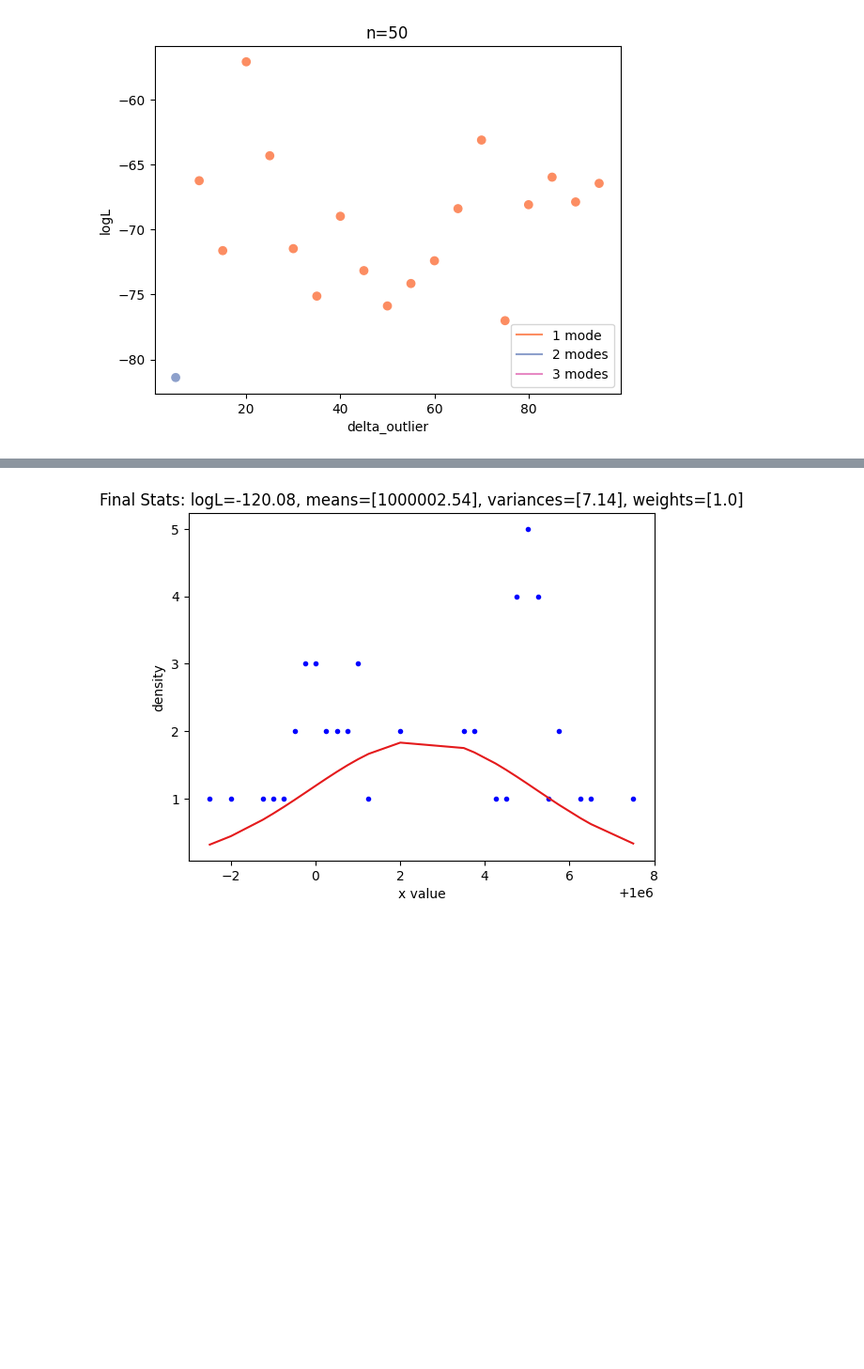
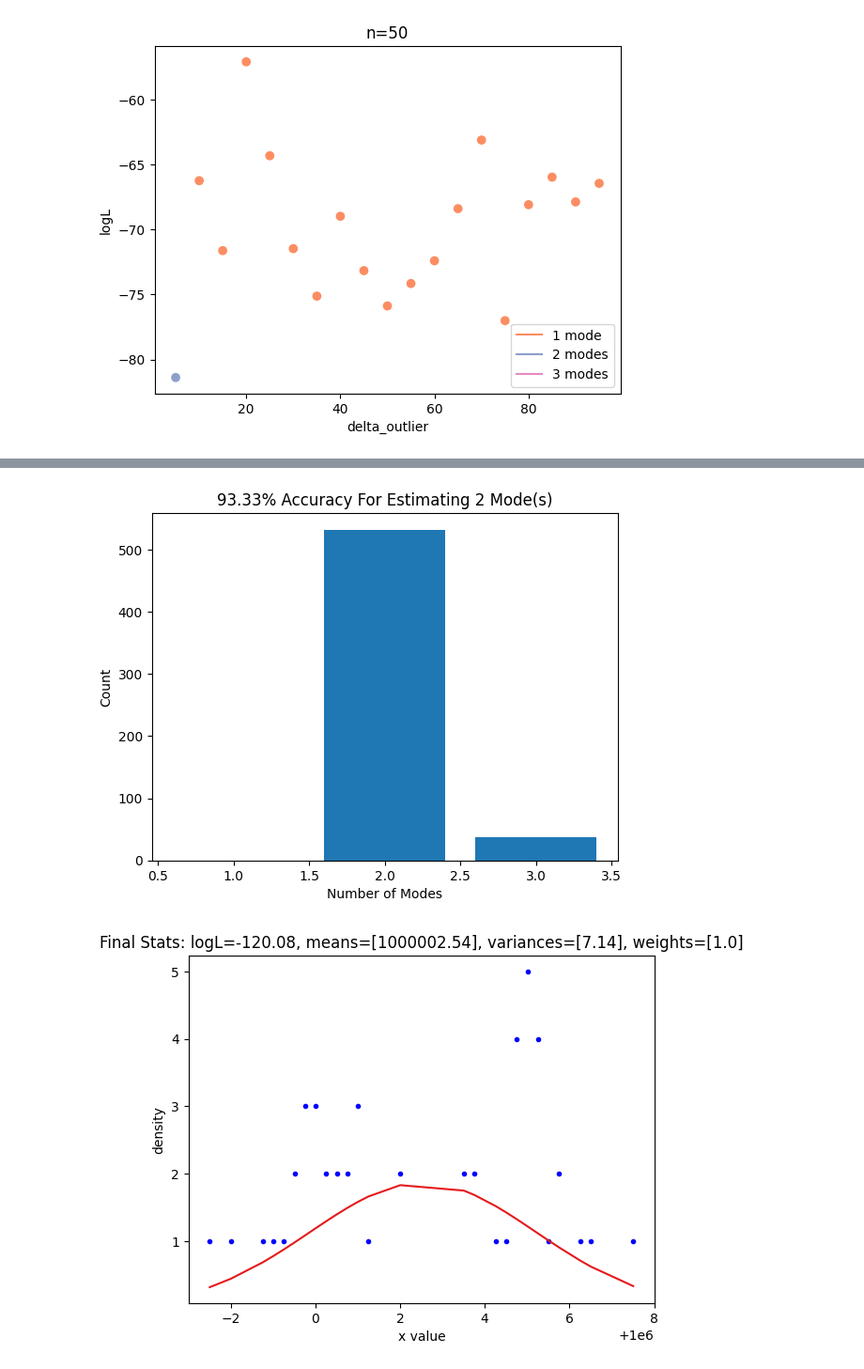
Before and after one commit to vivian-m-li/sv_gmm, a Jupyter notebook: gmm.ipynb, the cells around one changed output, grey strips where cells are left out. Shown at 94% size. Cells and saved outputs as stored; diff of their text form; code cells hidden in the pictures; blank space fills up the shorter version.

```diff
--- a/gmm.ipynb
+++ b/gmm.ipynb
@@ -235,3 +205,24 @@ KeyboardInterrupt:
+# %%
+# Experiment 5: Outlier with 2 modes - plotting model accuracy
+
+warnings.filterwarnings("ignore")
+
+mu = np.array([1000000, 1000005])
+vr = np.array([1, 1])
+p = np.array([0.5, 0.5])
+
+num_modes_estimated = []
+for _ in range(10):
+    for i, n in enumerate([50, 100, 500]):
+        for delta in range(5, 100, 5):
+            x = generate_data(n, mode_means=mu, mode_variances=vr, weights=p, pr=False).x
+            x = np.append(x, mu[1] + delta)
+            gmm = run_gmm(x)
+            num_modes_estimated.append(len(gmm.mu))
+
+plot_gmm_accuracy(num_modes_estimated, 2)
+# %% [output]
+[figure, added]
 # %%
 x = generate_data(50, mode_means=mu, mode_variances=vr, weights=p, pr=False).x
 x = np.append(x, mu[1] + 15)
```
Also changed, not shown: parts of 2 cells of this notebook, 2 other files.
